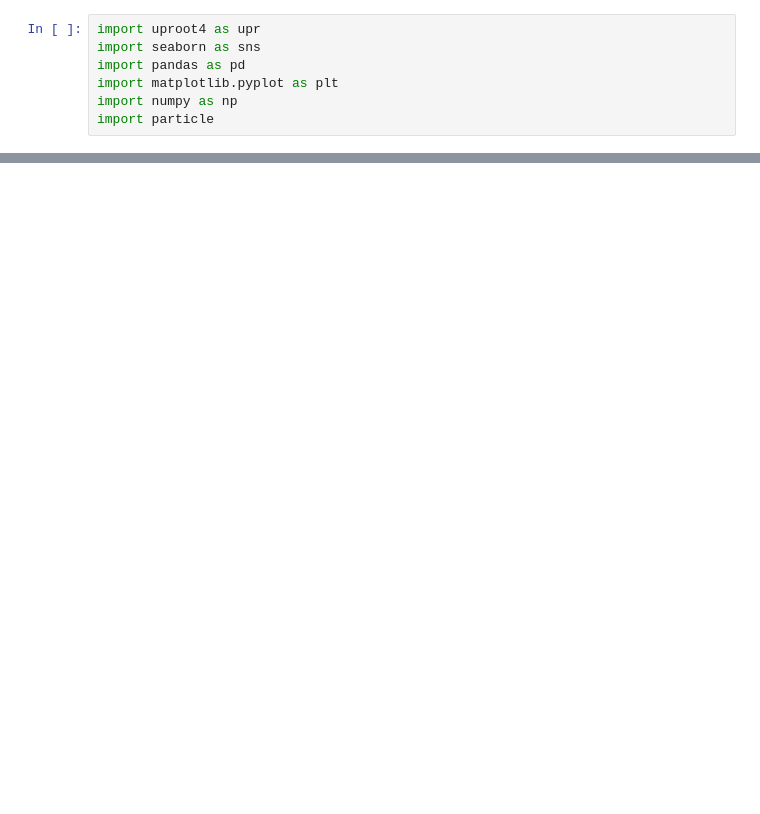
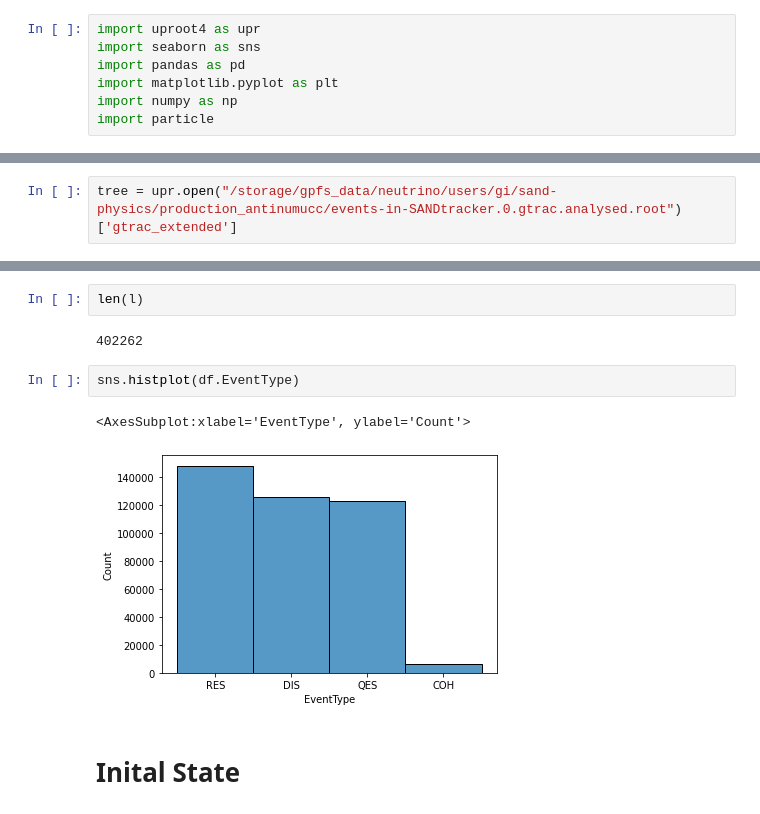
Before and after one commit to GianfrancoIngratta/SAND-PHYSICS, a Jupyter notebook: notebook/AnalyseGenie.ipynb, the cells around one changed output, grey strips where cells are left out. Saved outputs shown, nothing was run; the diff lists cells and outputs as text; blank space fills up the shorter version.

```diff
--- a/notebook/AnalyseGenie.ipynb
+++ b/notebook/AnalyseGenie.ipynb
@@ -220,0 +25,2 @@ sns.histplot(data=df,x="Asimmetry_RmH",y="TransverseBoostingAngle",hue="Interact
+# %%
+tree = upr.open("/storage/gpfs_data/neutrino/users/gi/sand-physics/production_antinumucc/events-in-SANDtracker.0.gtrac.analysed.root")['gtrac_extended']
@@ -220,0 +143,11 @@ sns.histplot(data=df,x="Asimmetry_RmH",y="TransverseBoostingAngle",hue="Interact
+# %%
+len(l)
+# %% [output]
+402262
+# %%
+sns.histplot(df.EventType)
+# %% [output]
+<AxesSubplot:xlabel='EventType', ylabel='Count'>
+[figure, added]
+# %% [markdown]
+# Inital State
```
Also changed, not shown: parts of 74 cells of this notebook, 11 other files.
